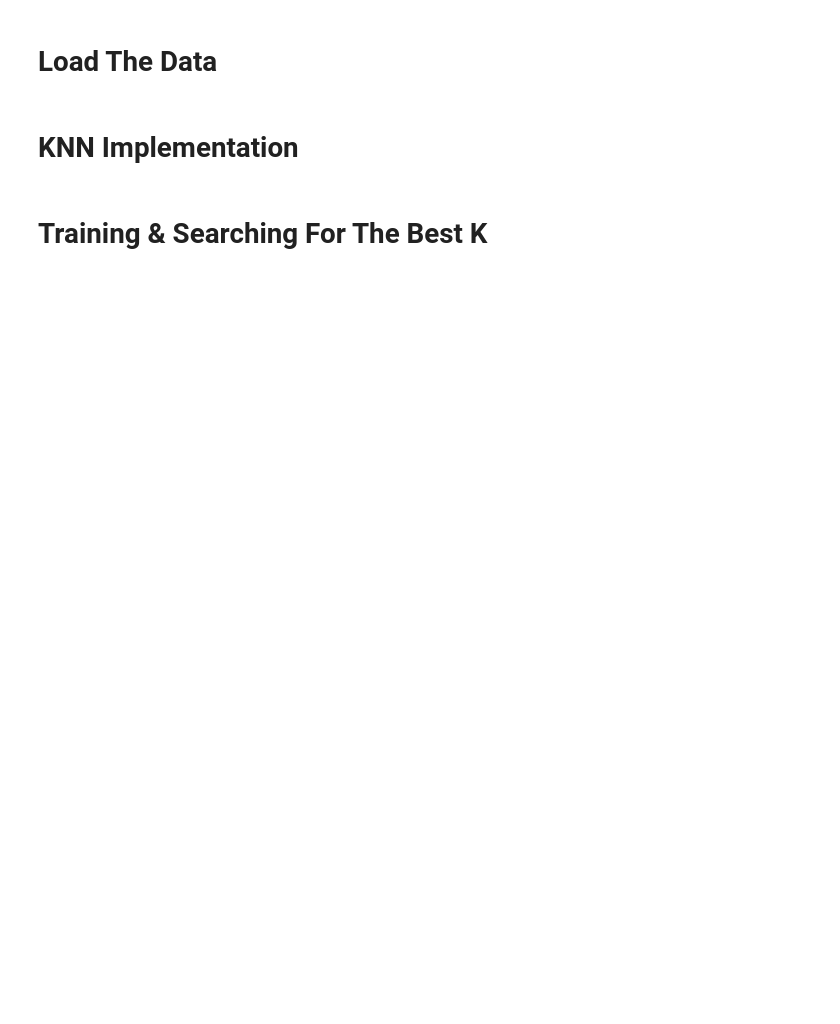
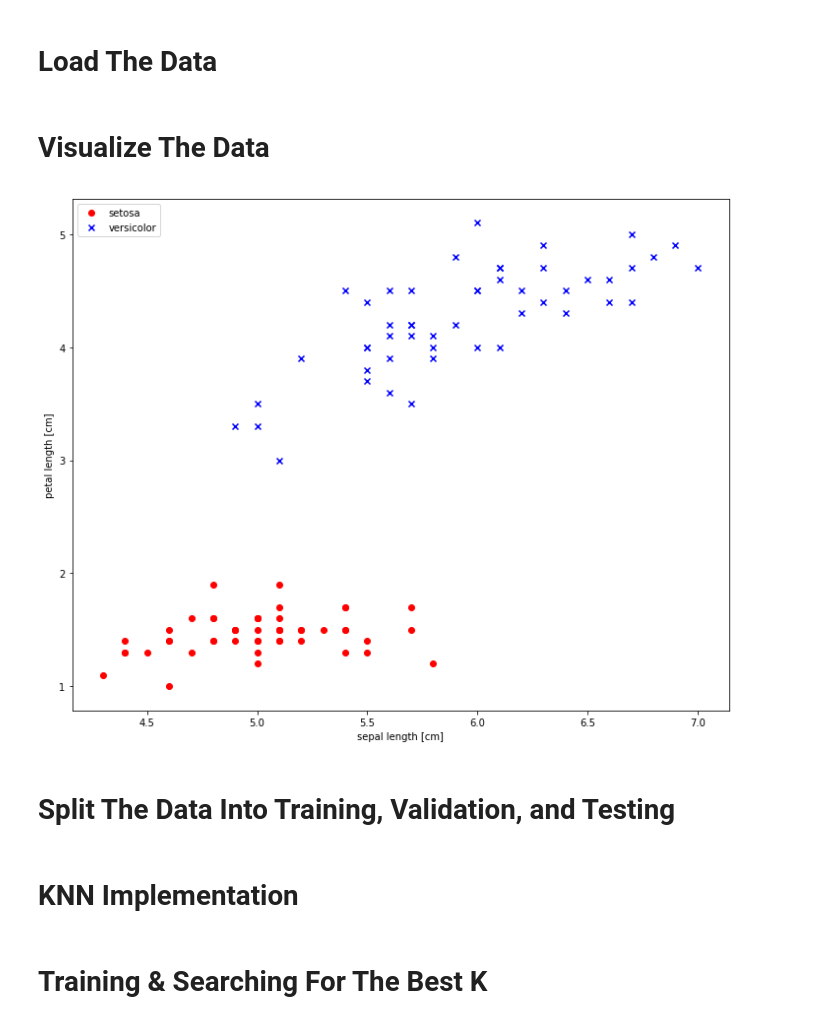
Before and after one commit to ricedatasci/hack-night-20180331, a Jupyter notebook: KNN.ipynb, the cells around one changed output. Cells and saved outputs as stored; diff of their text form; code cells hidden in the pictures; blank space fills up the shorter version.

```diff
--- a/KNN.ipynb
+++ b/KNN.ipynb
@@ -52,0 +25,24 @@ y_train = yy[train_idx]
+# %%
+from sklearn import preprocessing, metrics
+import utils
+import scipy.io
+import numpy as np
+import tqdm
+import itertools
+from sklearn import datasets
+
+iris_df = pd.read_csv('https://raw.githubusercontent.com/rasbt/python-machine-learning-book/master/code/datasets/iris/iris.data', header=None)
+# select setosa and versicolor
+y = df.iloc[0:100, 4].values
+y = np.where(y == 'Iris-setosa', -1, 1)
+
+# extract sepal length and petal length
+X = df.iloc[0:100, [0, 2]].values
+# %% [markdown]
+# Visualize The Data
+# %%
+utils.plot_data(X)
+# %% [output]
+[figure, added]
+# %% [markdown]
+# Split The Data Into Training, Validation, and Testing
```
Also changed, not shown: parts of 9 cells of this notebook, 1 other file.
